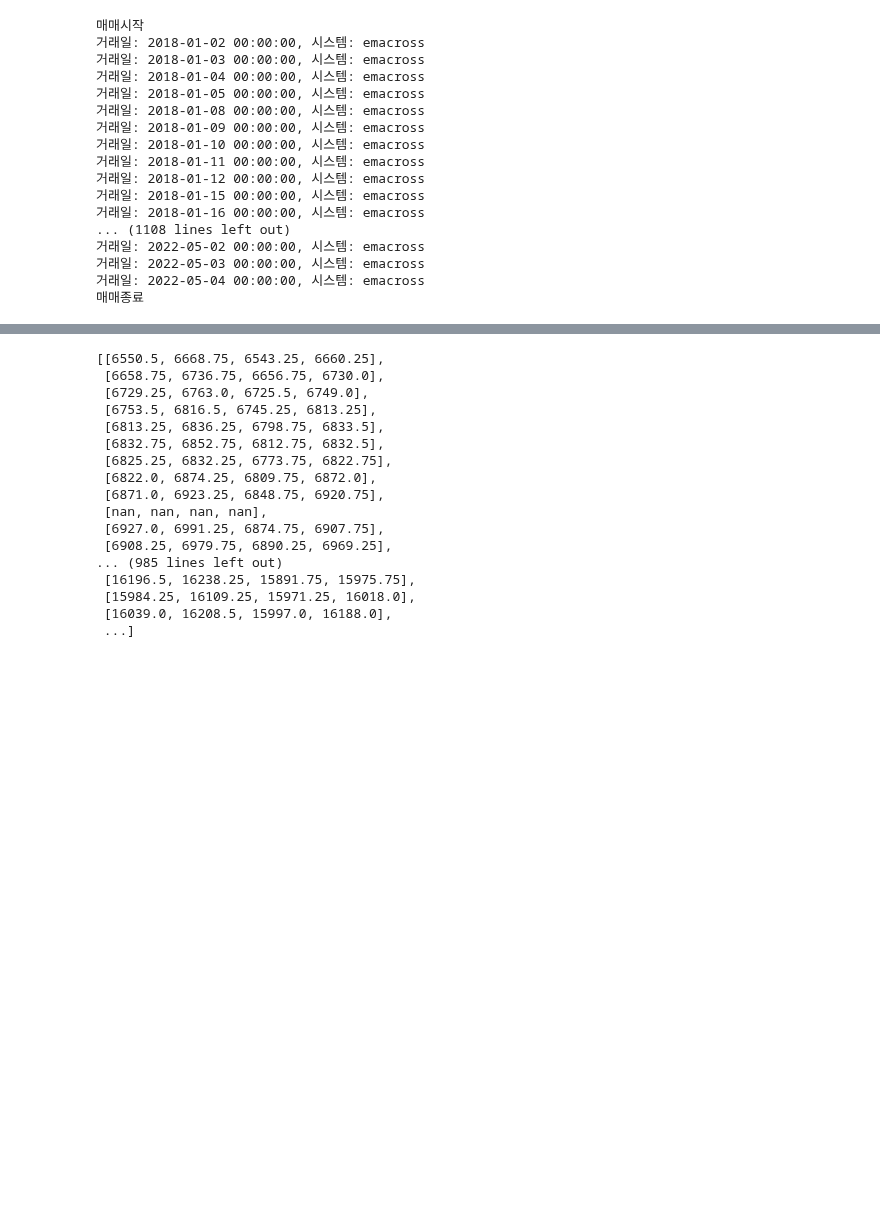
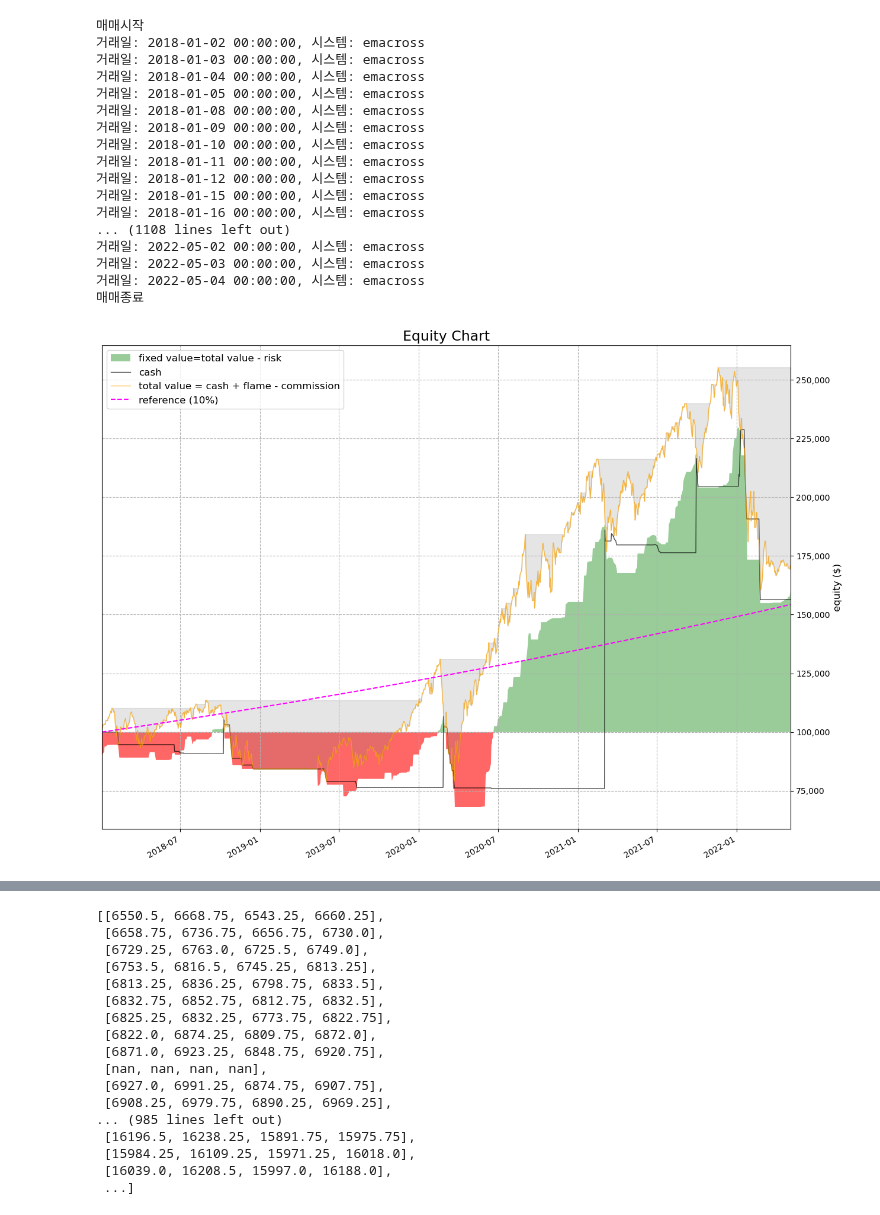
Before and after one commit to zipu/Trading, a Jupyter notebook: backtesting/run.ipynb, the cells around one changed output, grey strips where cells are left out. Saved outputs shown, nothing was run; the diff lists cells and outputs as text; code cells hidden in the pictures; blank space fills up the shorter version.

```diff
--- a/backtesting/run.ipynb
+++ b/backtesting/run.ipynb
@@ -44,6 +46,10 @@ trader.run()
 거래일: 2022-05-03 00:00:00, 시스템: emacross
 거래일: 2022-05-04 00:00:00, 시스템: emacross
 매매종료
+# %%
+system.create_report()
+# %% [output]
+[figure, added]
 # %%
 equitylog = pd.DataFrame(system.equity.log()).set_index('date')
 equity = equitylog.groupby(by='date').last()
```
Also changed, not shown: parts of 17 cells of this notebook, 4 other files.
